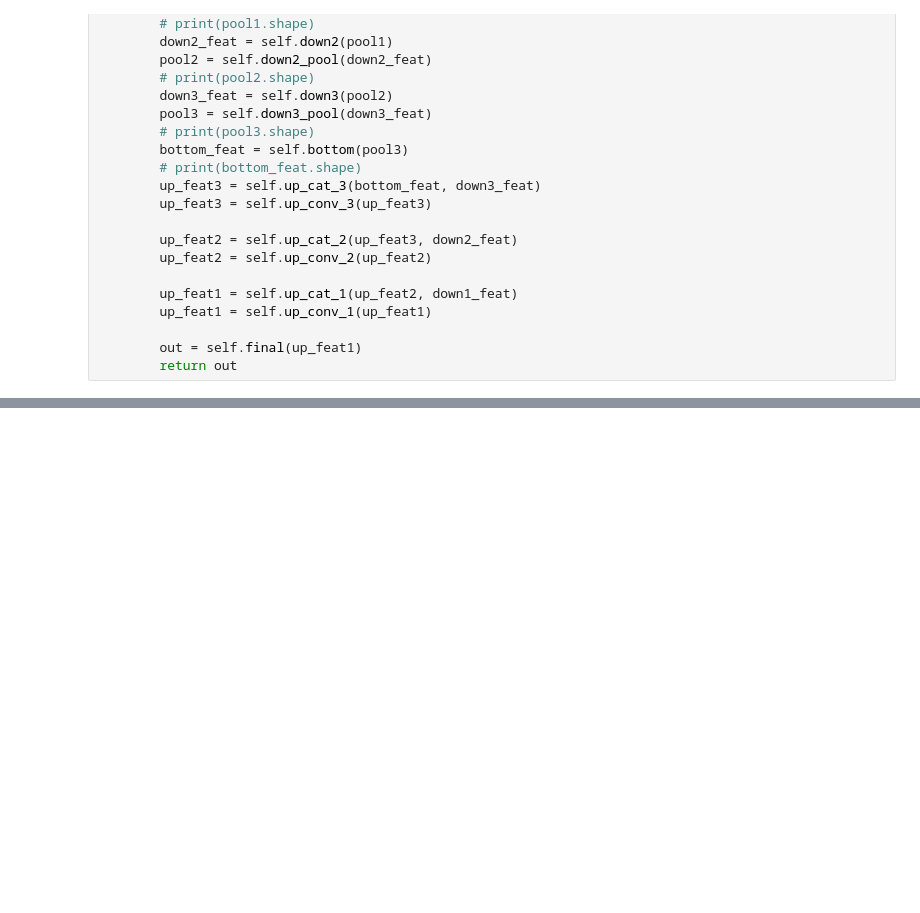
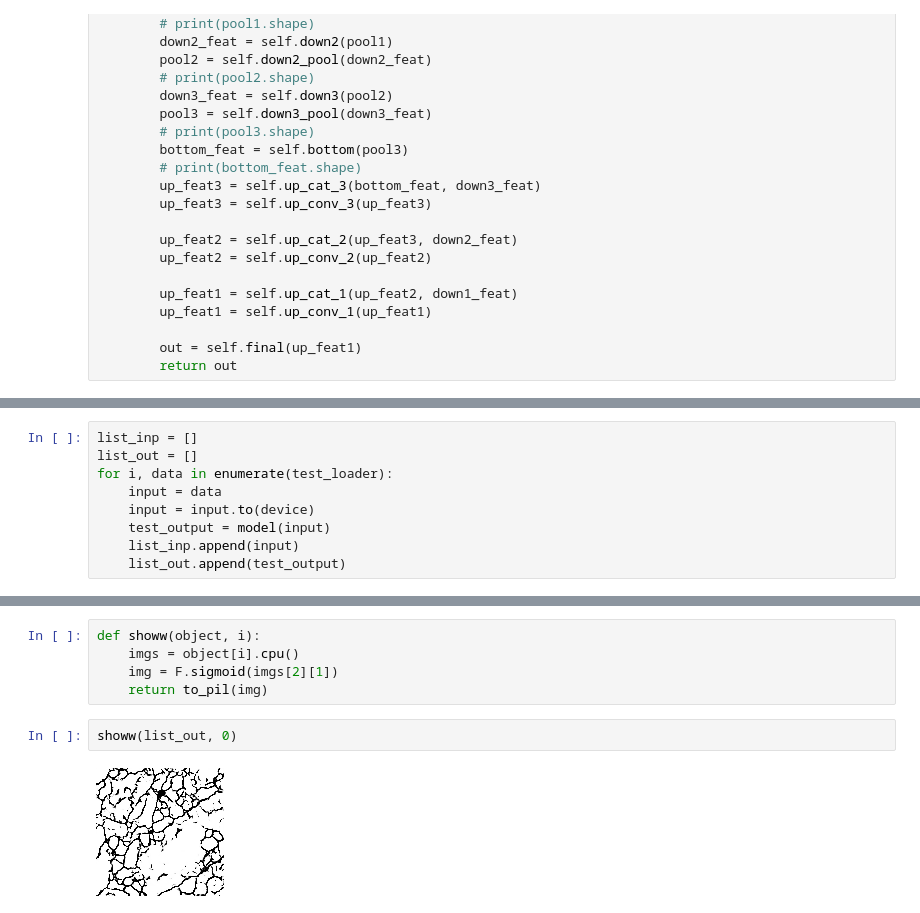
Before and after one commit to Afchis/r_unet, a Jupyter notebook: UNet.ipynb, the cells around one changed output, grey strips where cells are left out. Saved outputs shown, nothing was run; the diff lists cells and outputs as text; blank space fills up the shorter version.

```diff
--- a/UNet.ipynb
+++ b/UNet.ipynb
@@ -754,0 +766,9 @@ to_pil((output[0][0].cpu()>0).float())
+# %%
+list_inp = []
+list_out = []
+for i, data in enumerate(test_loader):
+    input = data
+    input = input.to(device)
+    test_output = model(input)
+    list_inp.append(input)
+    list_out.append(test_output)
@@ -754,0 +780,9 @@ to_pil((output[0][0].cpu()>0).float())
+# %%
+def showw(object, i):
+    imgs = object[i].cpu()
+    img = F.sigmoid(imgs[2][1])
+    return to_pil(img)
+# %%
+showw(list_out, 0)
+# %% [output]
+[figure, added]
```
Also changed, not shown: parts of 11 cells of this notebook, 30 other files.
